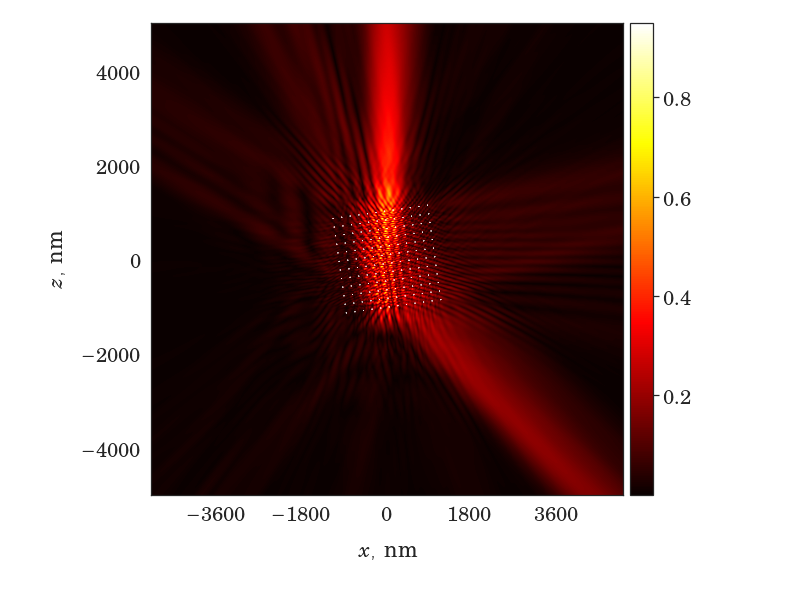
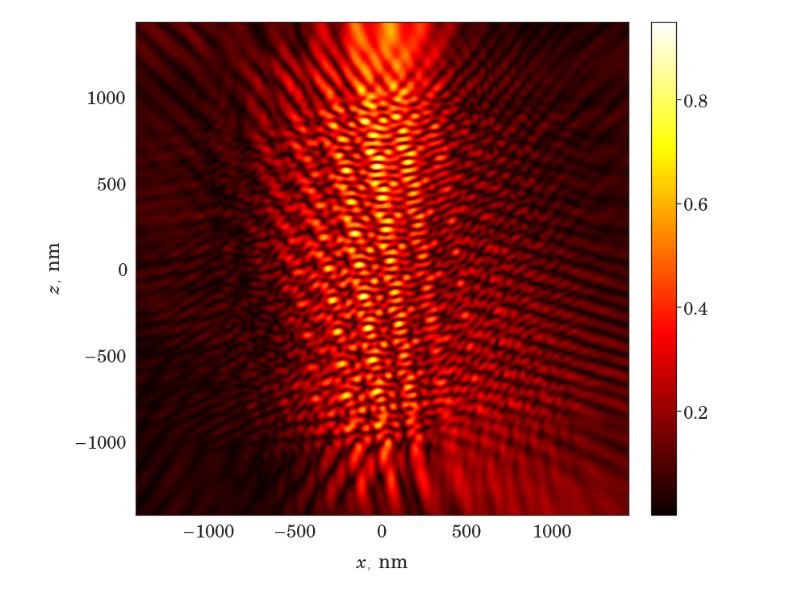
Before and after one commit to Misery7100-Magistracy/Angular-dispersion-boost, a Jupyter notebook: python/base_model.ipynb, the cells around one changed output. Cells and saved outputs as stored; diff of their text form; code cells hidden in the pictures.

```diff
--- a/python/base_model.ipynb
+++ b/python/base_model.ipynb
@@ -1,16 +1,14 @@
 # %%
 from misvis.mat import MSTM
 
 me = MSTM('../matlab/output.mat')
 f, a = me.plot_field(
 
-        figsize=(9, 9),
+        figsize=(12, 12),
         angles=(),
-        target=True,
-        font_scale=2,
-        trim=0,
-        xtick=1800
+        font_scale=2.2,
+        trim=850
 
     )
 # %% [output]
-[figure, old version]
+[figure, new version]
```
Also changed, not shown: parts of 1 cell of this notebook, 5 other files.
